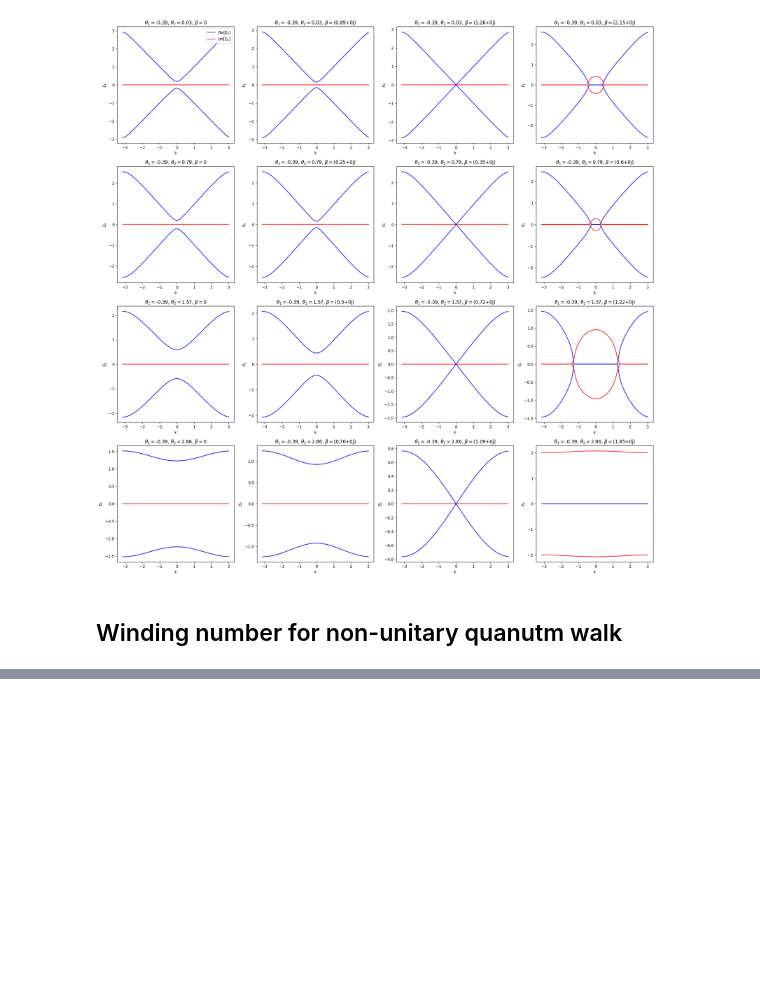
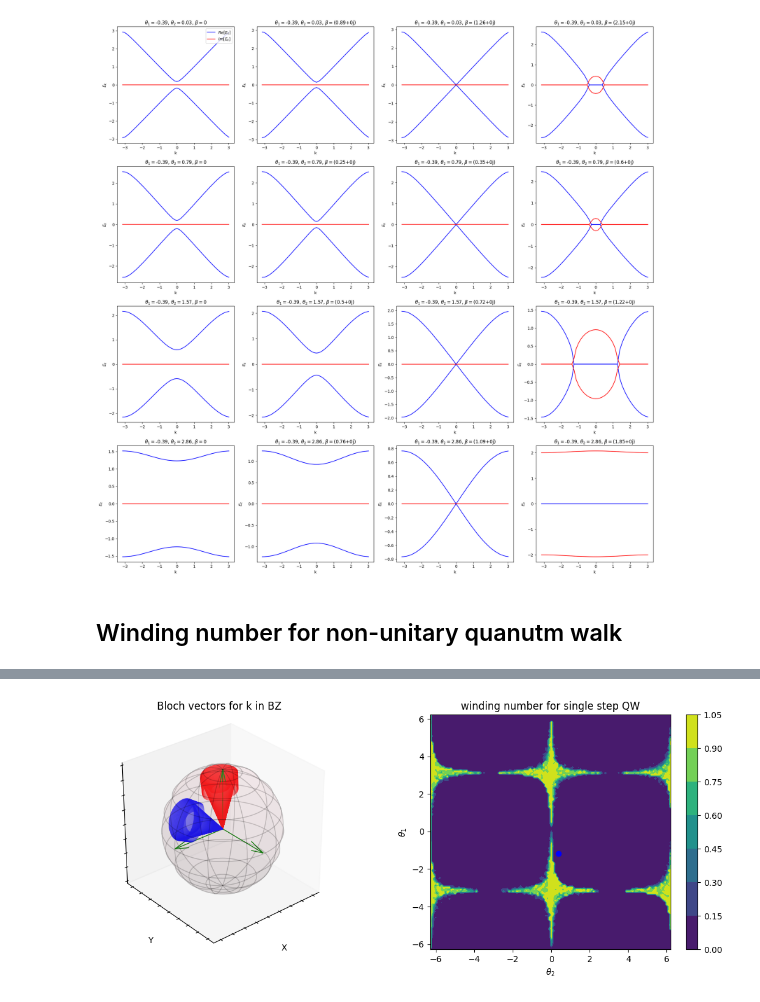
Before and after one commit to JedrekSt/NonHermitianQW, a Jupyter notebook: demo_/non_unitary.ipynb, the cells around one changed output, grey strips where cells are left out. Cells and saved outputs as stored; diff of their text form; code cells hidden in the pictures; blank space fills up the shorter version.

```diff
--- a/demo_/non_unitary.ipynb
+++ b/demo_/non_unitary.ipynb
@@ -202,0 +213,20 @@ plt.show()
+# %%
+dim = 201
+coin_dict = {"th1" : pi/8, "th2" :-3*pi/8. , "n" : [0,1,0] ,"del"  : 1.8}
+
+model = nonUnitary_QW(dim,coin_dict)
+bp = BerryPhase()
+ns = np.real(bp.vector_representation(model))
+
+th_1 = np.arange(-2*np.pi,2*np.pi,0.1)
+th_2 = np.arange(-2*np.pi,2*np.pi,0.1)
+th_1, th_2= np.meshgrid(th_1,th_2)
+data_ans = np.vectorize(berry_phase)(th_1,th_2,coin_dict['del'],10)
+
+th1 = coin_dict["th1"]
+th2 = coin_dict["th2"]
+# %%
+ax1,ax2 = berry_bloch_phase(th1,th2,ns,th_1,th_2,data_ans[0])
+ax1.view_init(elev=30, azim=50)
+# %% [output]
+[figure, added]
```
Also changed, not shown: parts of 12 cells of this notebook, 4 other files.
